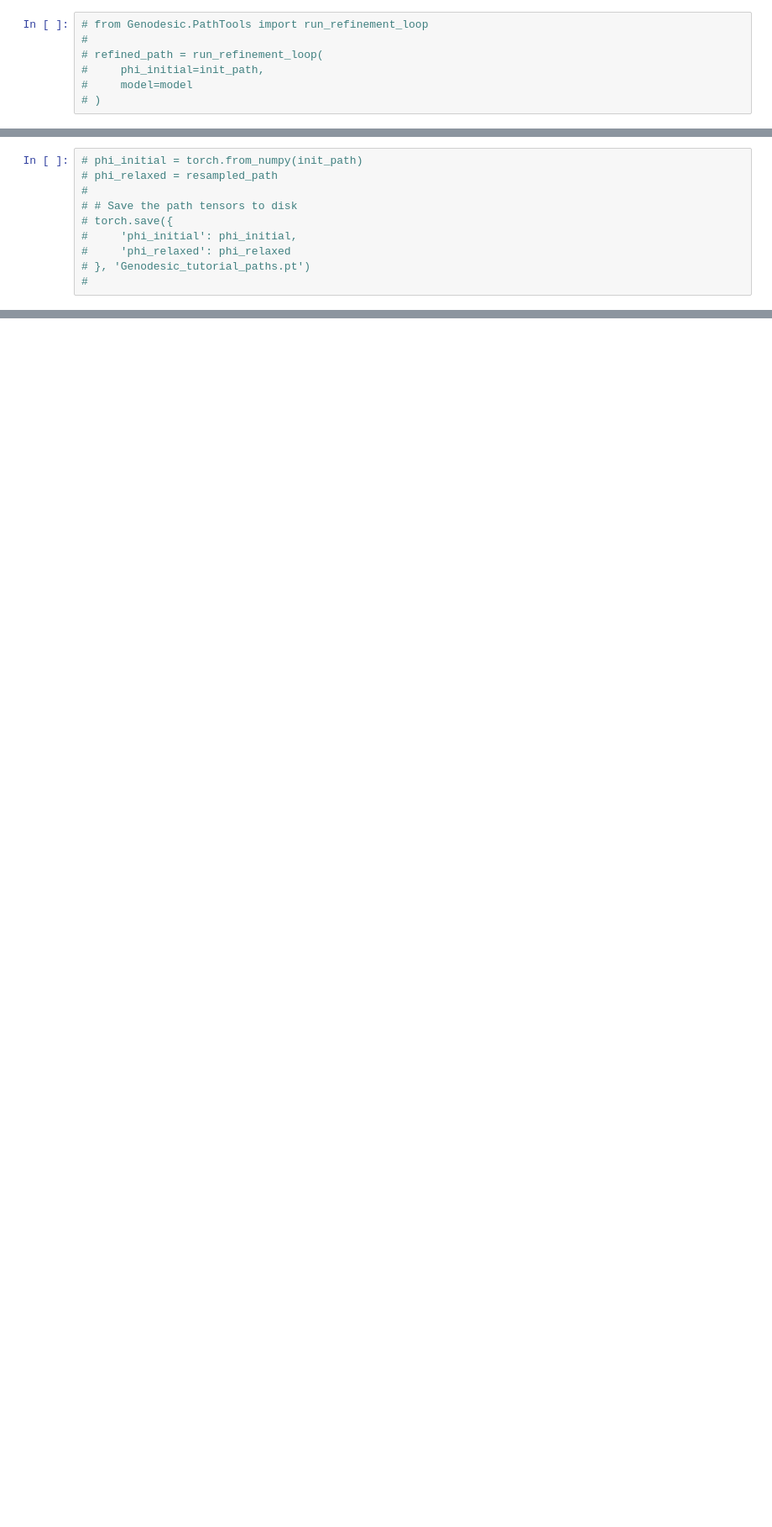
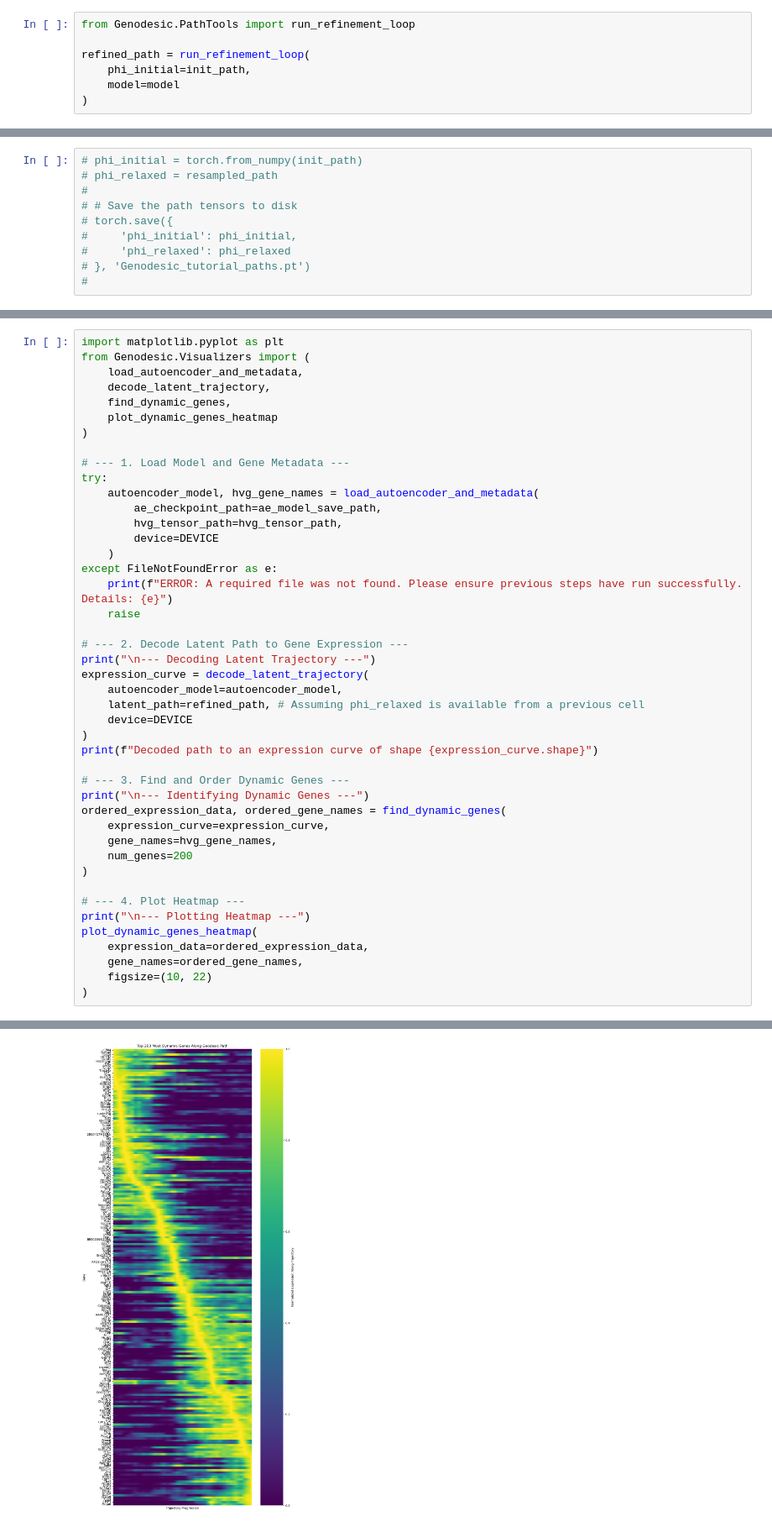
Before and after one commit to slausmeister/genodesic, a Jupyter notebook: Genodesic_tutorial.ipynb, the cells around one changed output, grey strips where cells are left out. Shown: that part at 84% size. Drawn from its saved outputs; the diff is of its cells as text; blank space fills up the shorter version.

```diff
--- a/Genodesic_tutorial.ipynb
+++ b/Genodesic_tutorial.ipynb
@@ -216,12 +215,12 @@ We now initialize a path between the two sampled cells by performing a Dijkstra
 # %% [markdown]
 ## Refinement
 # %%
-# from Genodesic.PathTools import run_refinement_loop
-#
-# refined_path = run_refinement_loop(
-#     phi_initial=init_path,
-#     model=model
-# )
+from Genodesic.PathTools import run_refinement_loop
+
+refined_path = run_refinement_loop(
+    phi_initial=init_path,
+    model=model
+)
 # %%
 # from Genodesic.PathTools import DensityBasedResampling
 #
@@ -354,0 +329,45 @@ Plotting multiple pseudotime progressions on a normalized axis...
+# %%
+import matplotlib.pyplot as plt
+from Genodesic.Visualizers import (
+    load_autoencoder_and_metadata,
+    decode_latent_trajectory,
+    find_dynamic_genes,
+    plot_dynamic_genes_heatmap
+)
+
+# --- 1. Load Model and Gene Metadata ---
+try:
+    autoencoder_model, hvg_gene_names = load_autoencoder_and_metadata(
+        ae_checkpoint_path=ae_model_save_path,
+        hvg_tensor_path=hvg_tensor_path,
+        device=DEVICE
+    )
+except FileNotFoundError as e:
+    print(f"ERROR: A required file was not found. Please ensure previous steps have run successfully. Details: {e}")
+    raise
+
+# --- 2. Decode Latent Path to Gene Expression ---
+print("\n--- Decoding Latent Trajectory ---")
+expression_curve = decode_latent_trajectory(
+    autoencoder_model=autoencoder_model,
+    latent_path=refined_path, # Assuming phi_relaxed is available from a previous cell
+    device=DEVICE
+)
+print(f"Decoded path to an expression curve of shape {expression_curve.shape}")
+
+# --- 3. Find and Order Dynamic Genes ---
+print("\n--- Identifying Dynamic Genes ---")
+ordered_expression_data, ordered_gene_names = find_dynamic_genes(
+    expression_curve=expression_curve,
+    gene_names=hvg_gene_names,
+    num_genes=200
+)
+
+# --- 4. Plot Heatmap ---
+print("\n--- Plotting Heatmap ---")
+plot_dynamic_genes_heatmap(
+    expression_data=ordered_expression_data,
+    gene_names=ordered_gene_names,
+    figsize=(10, 22)
+)
+# %% [output]
@@ -354,0 +383 @@ Plotting multiple pseudotime progressions on a normalized axis...
+[figure, added]
```
Also changed, not shown: parts of 12 cells of this notebook, 7 other files.
